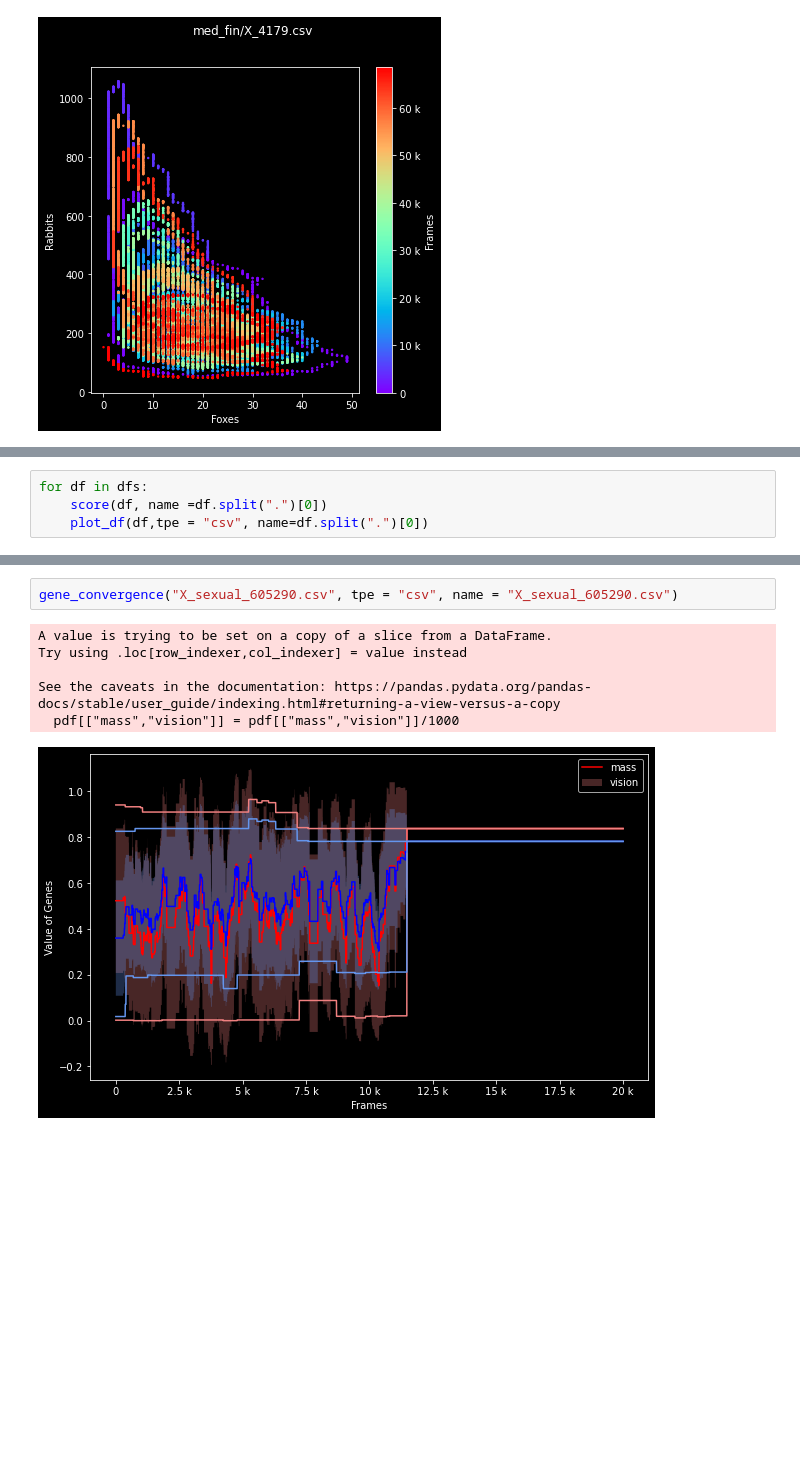
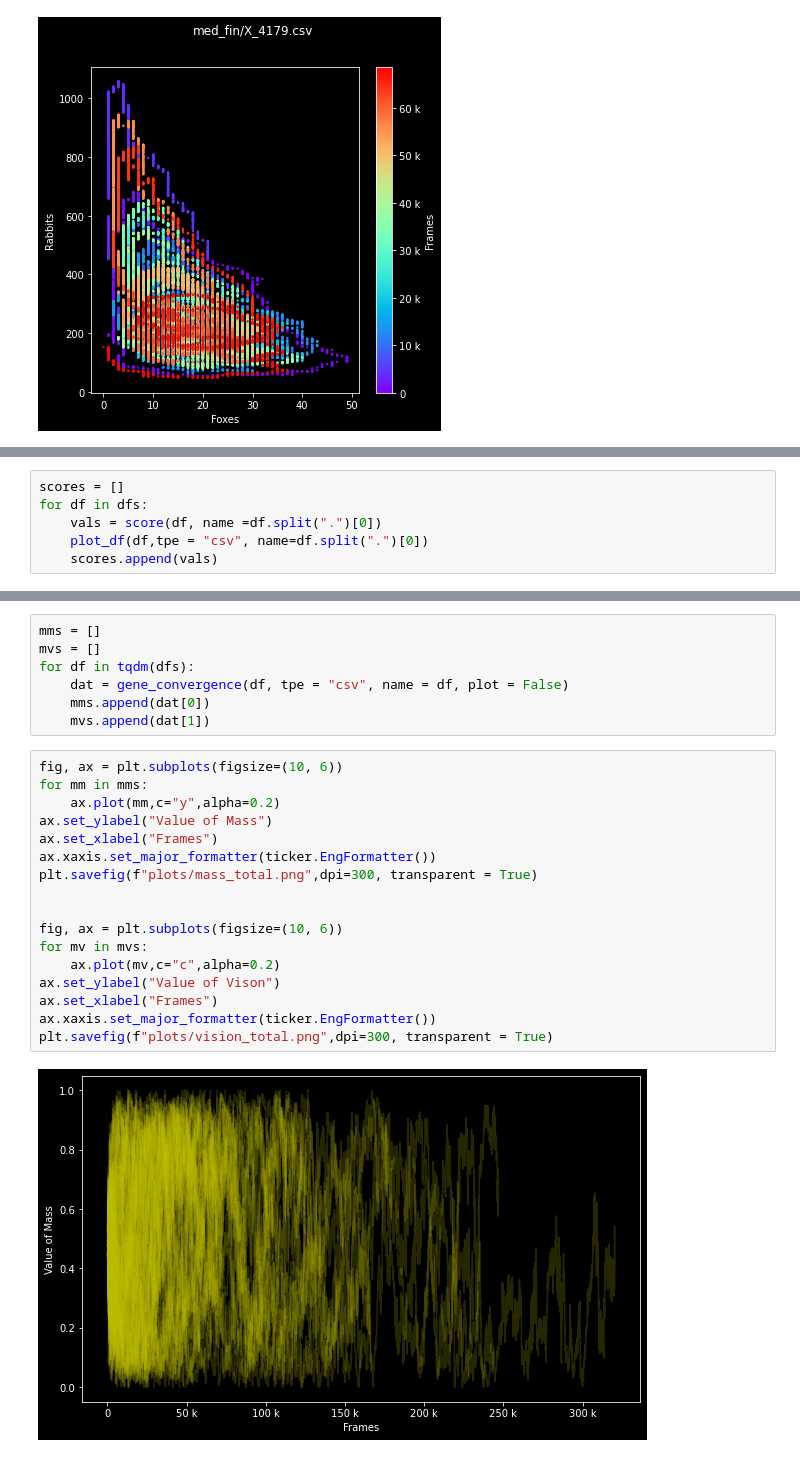
Before and after one commit to oliverweissl/CollectiveIntelligence-Project, a Jupyter notebook: Bonus/analysis.ipynb, the cells around one changed output, grey strips where cells are left out. Saved outputs shown, nothing was run; the diff lists cells and outputs as text; blank space fills up the shorter version.

```diff
--- a/Bonus/analysis.ipynb
+++ b/Bonus/analysis.ipynb
@@ -302,5 +336,7 @@ print(dfs)
 # %%
+scores = []
 for df in dfs:
-    score(df, name =df.split(".")[0])
+    vals = score(df, name =df.split(".")[0])
     plot_df(df,tpe = "csv", name=df.split(".")[0])
+    scores.append(vals)
 # %% [output]
@@ -317,9 +346,26 @@ score: 1.085664999904444, score_avg: 0.9447539236903654
-# %%
-gene_convergence("X_sexual_605290.csv", tpe = "csv", name = "X_sexual_605290.csv")
-# %% [output]
-A value is trying to be set on a copy of a slice from a DataFrame.
-Try using .loc[row_indexer,col_indexer] = value instead
-
-See the caveats in the documentation: https://pandas.pydata.org/pandas-docs/stable/user_guide/indexing.html#returning-a-view-versus-a-copy
-  pdf[["mass","vision"]] = pdf[["mass","vision"]]/1000
-[figure, removed]
+# %%
+mms = []
+mvs = []
+for df in tqdm(dfs):
+    dat = gene_convergence(df, tpe = "csv", name = df, plot = False)
+    mms.append(dat[0])
+    mvs.append(dat[1])
+# %%
+fig, ax = plt.subplots(figsize=(10, 6))
+for mm in mms:
+    ax.plot(mm,c="y",alpha=0.2)
+ax.set_ylabel("Value of Mass")
+ax.set_xlabel("Frames")
+ax.xaxis.set_major_formatter(ticker.EngFormatter())
+plt.savefig(f"plots/mass_total.png",dpi=300, transparent = True)
+
+
+fig, ax = plt.subplots(figsize=(10, 6))
+for mv in mvs:
+    ax.plot(mv,c="c",alpha=0.2)
+ax.set_ylabel("Value of Vison")
+ax.set_xlabel("Frames")
+ax.xaxis.set_major_formatter(ticker.EngFormatter())
+plt.savefig(f"plots/vision_total.png",dpi=300, transparent = True)
+# %% [output]
+[figure, added]
```
Also changed, not shown: parts of 12 cells of this notebook, 1 other file.
